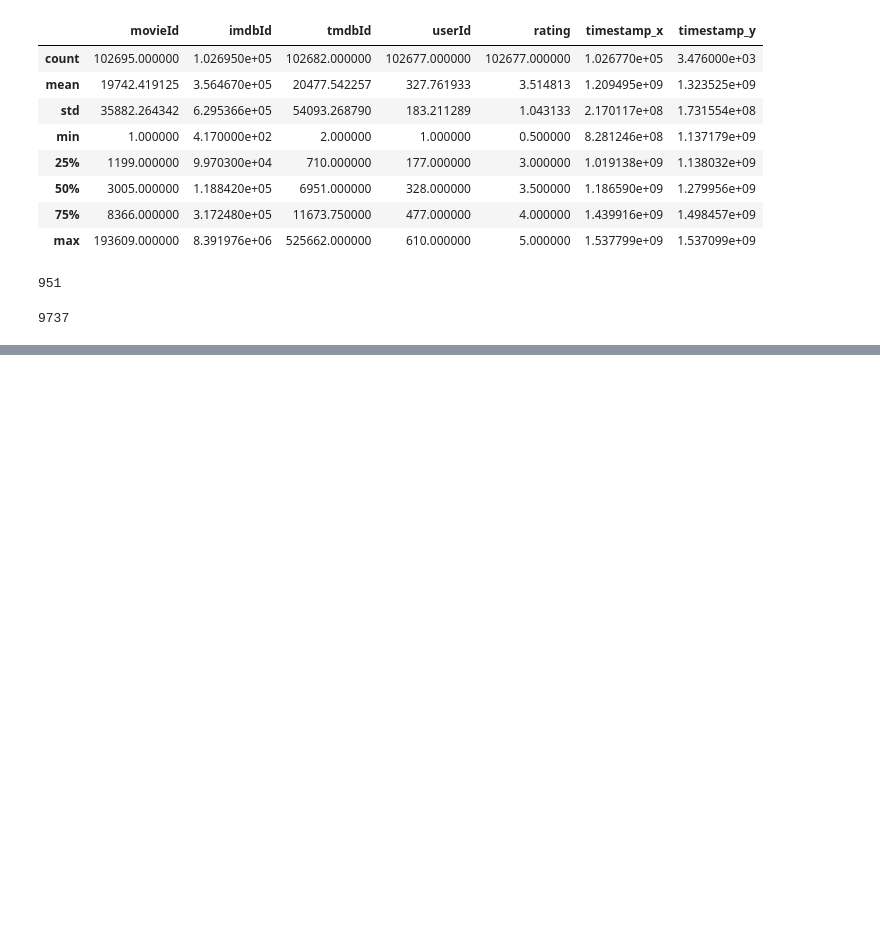
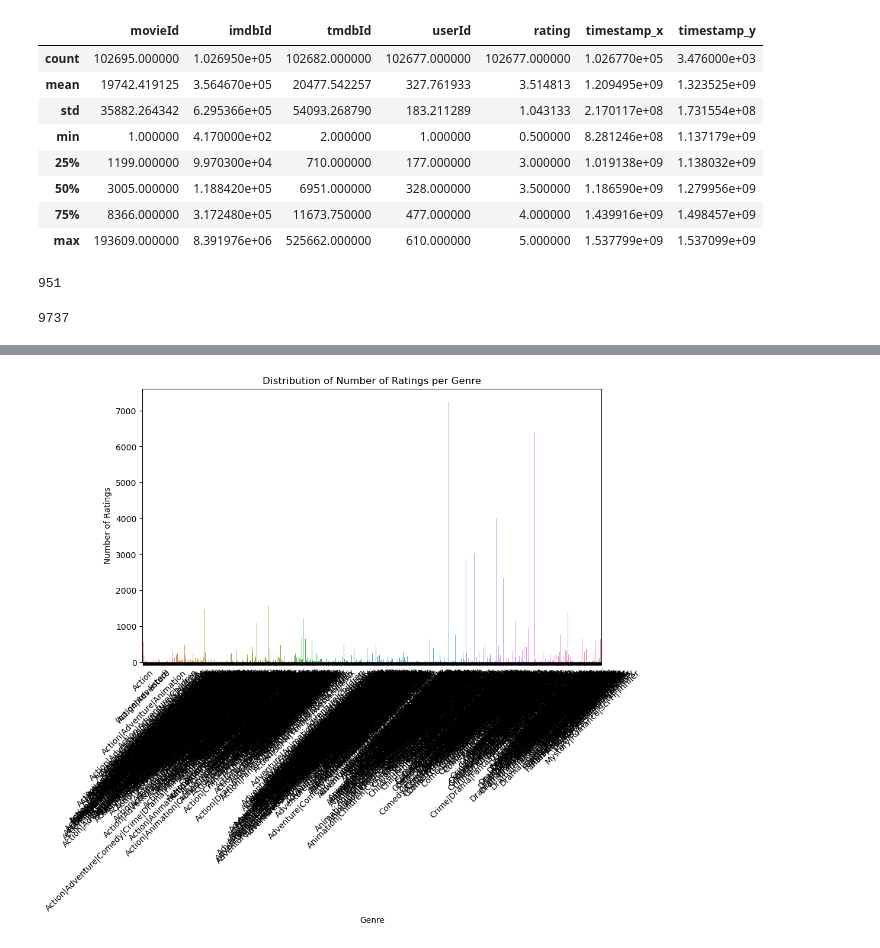
Before and after one commit to antony-wala/movie_recommendation_system, a Jupyter notebook: movie_recommendation_system/index.ipynb, the cells around one changed output, grey strips where cells are left out. Drawn from its saved outputs; the diff is of its cells as text; code cells hidden in the pictures; blank space fills up the shorter version.

Commit message:
Data understanding

```diff
--- a/movie_recommendation_system/index.ipynb
+++ b/movie_recommendation_system/index.ipynb
@@ -162,0 +302,15 @@ merged_df_all['title'].nunique()
+# %%
+ratings_per_genre = merged_df_all.groupby('genres')['rating'].count().reset_index()
+ratings_per_genre.rename(columns={'rating': 'num_ratings'}, inplace=True)
+
+# Plot distribution
+plt.figure(figsize=(10, 6))
+sns.barplot(x='genres', y='num_ratings', data=ratings_per_genre)
+
+plt.title("Distribution of Number of Ratings per Genre")
+plt.xlabel("Genre")
+plt.ylabel("Number of Ratings")
+plt.xticks(rotation=45)
+plt.show()
+# %% [output]
+[figure, added]
```
Also changed, not shown: parts of 23 cells of this notebook.
